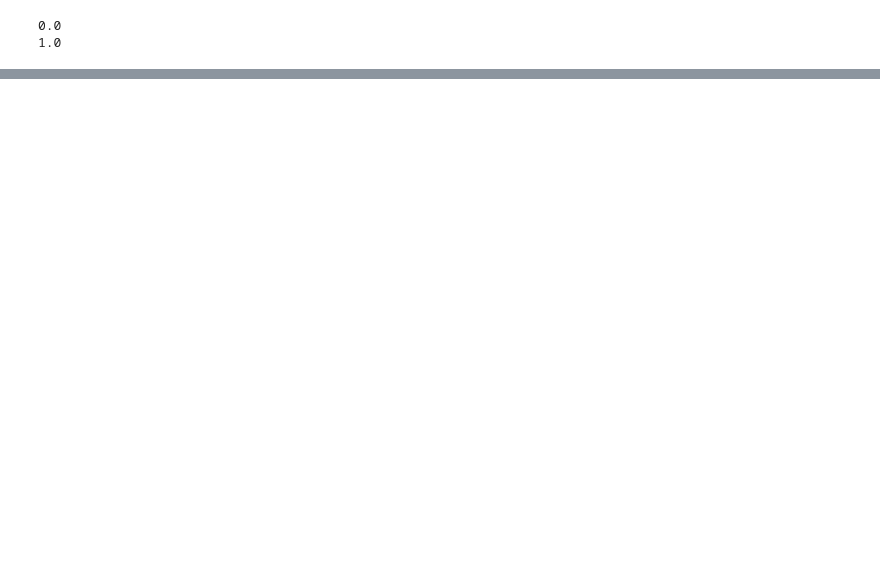
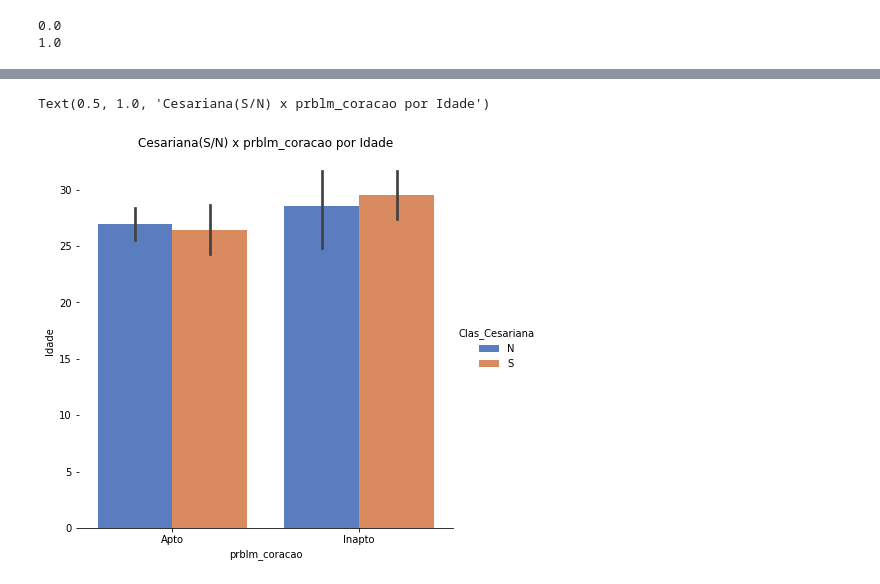
Before and after one commit to Bruna-Pequeno/DataMiningTrab, a Jupyter notebook: Cesariana.ipynb, the cells around one changed output, grey strips where cells are left out. Drawn from its saved outputs; the diff is of its cells as text; code cells hidden in the pictures; blank space fills up the shorter version.

```diff
--- a/Cesariana.ipynb
+++ b/Cesariana.ipynb
@@ -195,0 +184,10 @@ NameError: name 'K' is not defined
+# %%
+g = sns.factorplot(x="Ft_prblm_coracao",y="idade", hue ='Clas_Cesariana',data=df_cesaria,kind="bar", size = 6 ,
+palette = "muted")
+g.despine(left=True)
+g = g.set_ylabels("Idade")
+g = g.set_xlabels("prblm_coracao")
+plt.title ('Cesariana(S/N) x prblm_coracao por Idade')
+# %% [output]
+Text(0.5, 1.0, 'Cesariana(S/N) x prblm_coracao por Idade')
+[figure, added]
```
Also changed, not shown: parts of 54 cells of this notebook.
